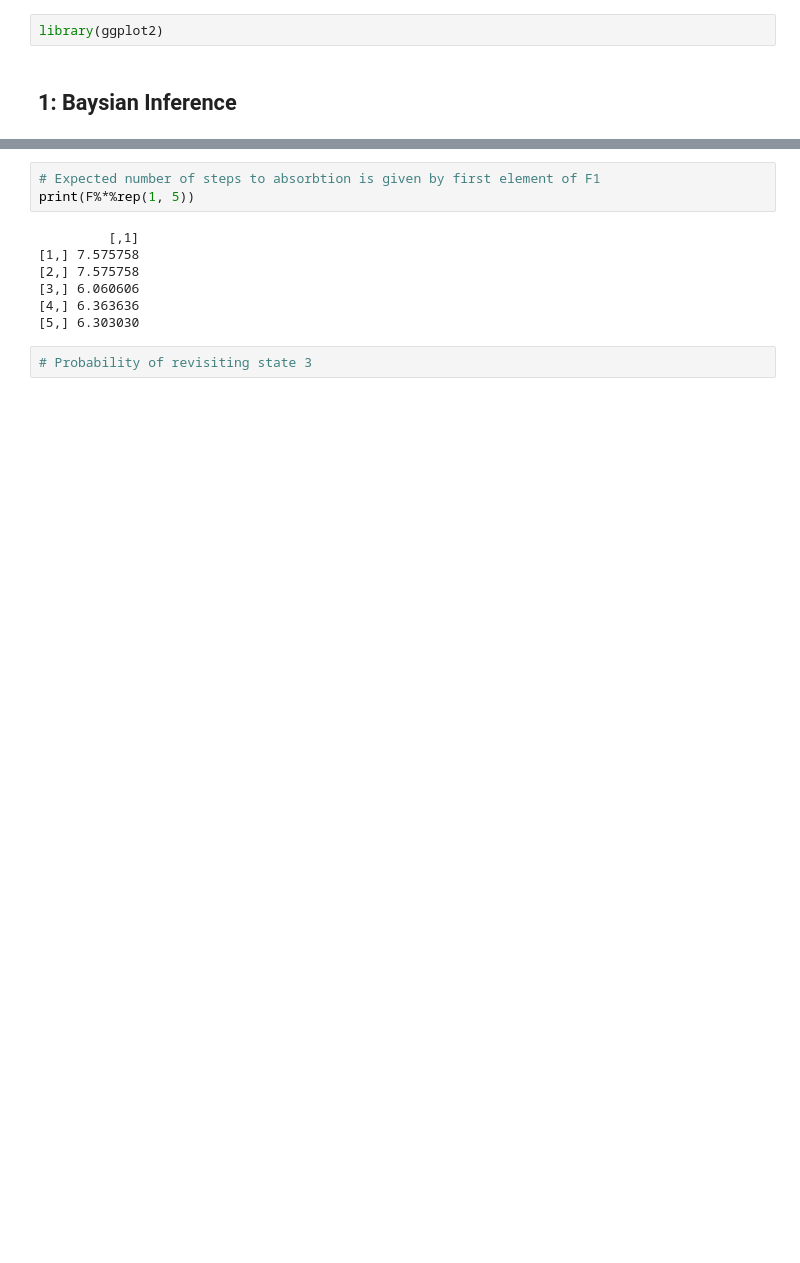
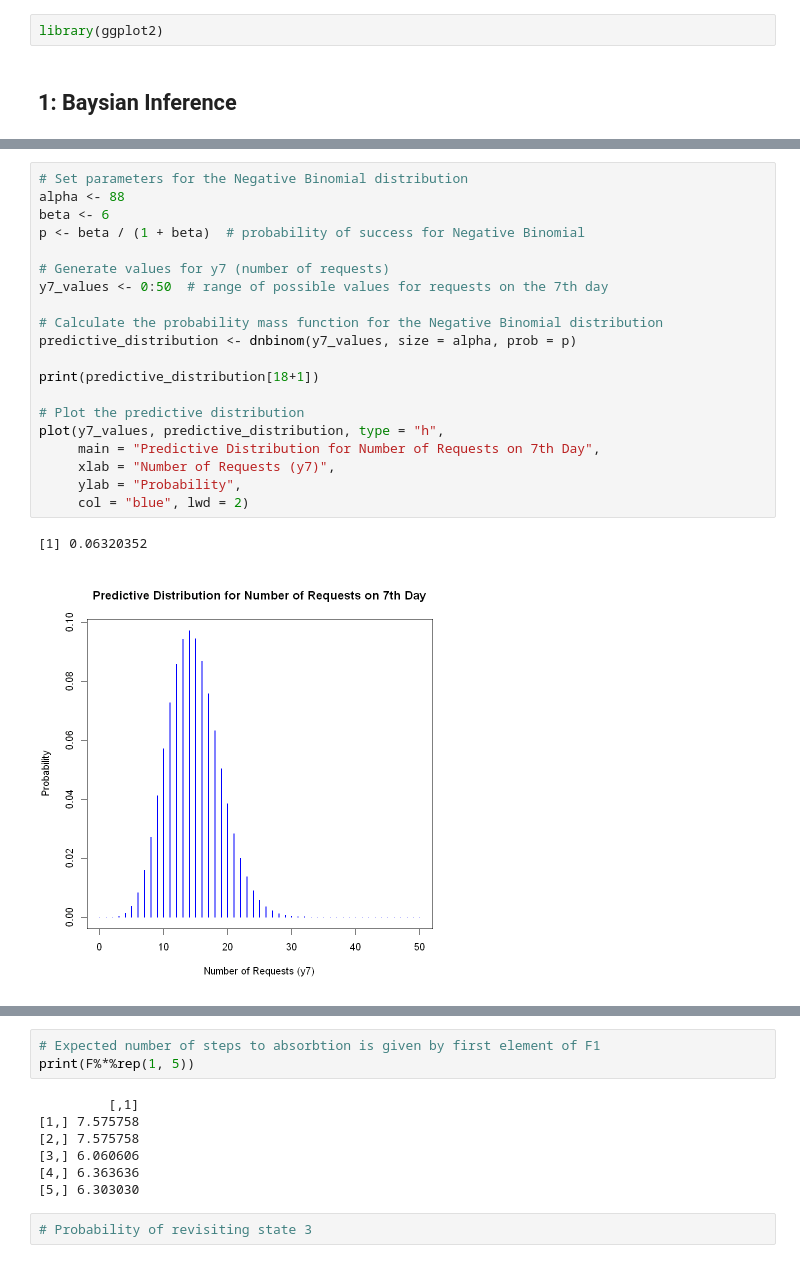
Before and after one commit to focccus/MVE550-Stochastic-processes, a Jupyter notebook: A1/assignment1.ipynb, the cells around one changed output, grey strips where cells are left out. Drawn from its saved outputs; the diff is of its cells as text; blank space fills up the shorter version.

```diff
--- a/A1/assignment1.ipynb
+++ b/A1/assignment1.ipynb
@@ -4,0 +31,23 @@ library(ggplot2)
+# %%
+# Set parameters for the Negative Binomial distribution
+alpha <- 88
+beta <- 6
+p <- beta / (1 + beta)  # probability of success for Negative Binomial
+
+# Generate values for y7 (number of requests)
+y7_values <- 0:50  # range of possible values for requests on the 7th day
+
+# Calculate the probability mass function for the Negative Binomial distribution
+predictive_distribution <- dnbinom(y7_values, size = alpha, prob = p)
+
+print(predictive_distribution[18+1])
+
+# Plot the predictive distribution
+plot(y7_values, predictive_distribution, type = "h",
+     main = "Predictive Distribution for Number of Requests on 7th Day",
+     xlab = "Number of Requests (y7)",
+     ylab = "Probability",
+     col = "blue", lwd = 2)
+# %% [output]
+[1] 0.06320352
+[figure, added]
```
Also changed, not shown: parts of 16 cells of this notebook, 2 other files.
